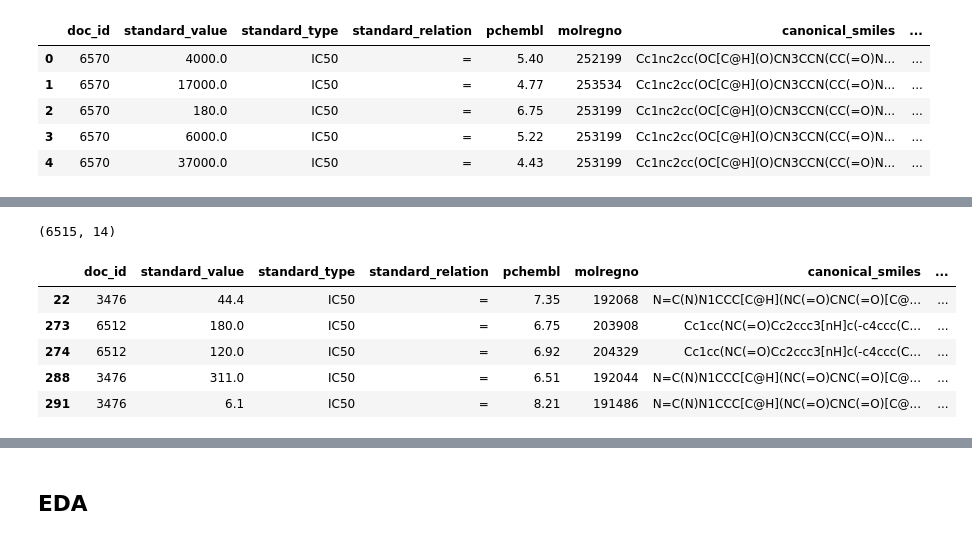
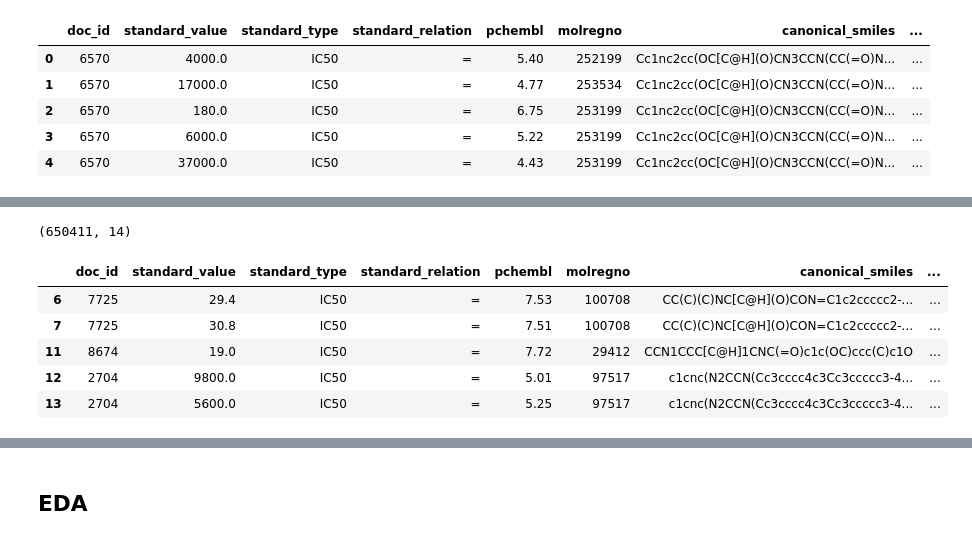
Before and after one commit to Marcosuff/Marcosuff.github.io, a Jupyter notebook: nbs/chembl_proteins_class.ipynb, the cells around one changed output, grey strips where cells are left out. Saved outputs shown, nothing was run; the diff lists cells and outputs as text; code cells hidden in the pictures.

```diff
--- a/nbs/chembl_proteins_class.ipynb
+++ b/nbs/chembl_proteins_class.ipynb
@@ -112,0 +105,7 @@ Now we are going to select a subset of it. In this case, just one protein target
+# %%
+target_classes = set(df['l2'].astype(str))
+gpcr_family = [x for x in target_classes if 'G protein-coupled' in x]
+kinase_family = 'Kinase'
+protease_family = 'Protease'
+ptnf = gpcr_family + [kinase_family, protease_family]
+ptnf
@@ -113,12 +120,12 @@ Now we are going to select a subset of it. In this case, just one protein target
 # %%
-fxa = df[df['target_chembl_id']=='CHEMBL244']
-print(fxa.shape)
-fxa.head()
+df_subset = df[df['l2'].isin(ptnf)]
+print(df_subset.shape)
+df_subset.head()
 # %% [output]
-(6515, 14)
+(650411, 14)
 |  | doc_id | standard_value | standard_type | standard_relation | pchembl | molregno | canonical_smiles | ... |
-| 22 | 3476 | 44.4 | IC50 | = | 7.35 | 192068 | N=C(N)N1CCC[C@H](NC(=O)CNC(=O)[C@... | ... |
-| 273 | 6512 | 180.0 | IC50 | = | 6.75 | 203908 | Cc1cc(NC(=O)Cc2ccc3[nH]c(-c4ccc(C... | ... |
-| 274 | 6512 | 120.0 | IC50 | = | 6.92 | 204329 | Cc1cc(NC(=O)Cc2ccc3[nH]c(-c4ccc(C... | ... |
-| 288 | 3476 | 311.0 | IC50 | = | 6.51 | 192044 | N=C(N)N1CCC[C@H](NC(=O)CNC(=O)[C@... | ... |
-| 291 | 3476 | 6.1 | IC50 | = | 8.21 | 191486 | N=C(N)N1CCC[C@H](NC(=O)CNC(=O)[C@... | ... |
+| 6 | 7725 | 29.4 | IC50 | = | 7.53 | 100708 | CC(C)(C)NC[C@H](O)CON=C1c2ccccc2-... | ... |
+| 7 | 7725 | 30.8 | IC50 | = | 7.51 | 100708 | CC(C)(C)NC[C@H](O)CON=C1c2ccccc2-... | ... |
+| 11 | 8674 | 19.0 | IC50 | = | 7.72 | 29412 | CCN1CCC[C@H]1CNC(=O)c1c(OC)ccc(C)c1O | ... |
+| 12 | 2704 | 9800.0 | IC50 | = | 5.01 | 97517 | c1cnc(N2CCN(Cc3cccc4c3Cc3ccccc3-4... | ... |
+| 13 | 2704 | 5600.0 | IC50 | = | 5.25 | 97517 | c1cnc(N2CCN(Cc3cccc4c3Cc3ccccc3-4... | ... |
```
Also changed, not shown: parts of 24 cells of this notebook.
